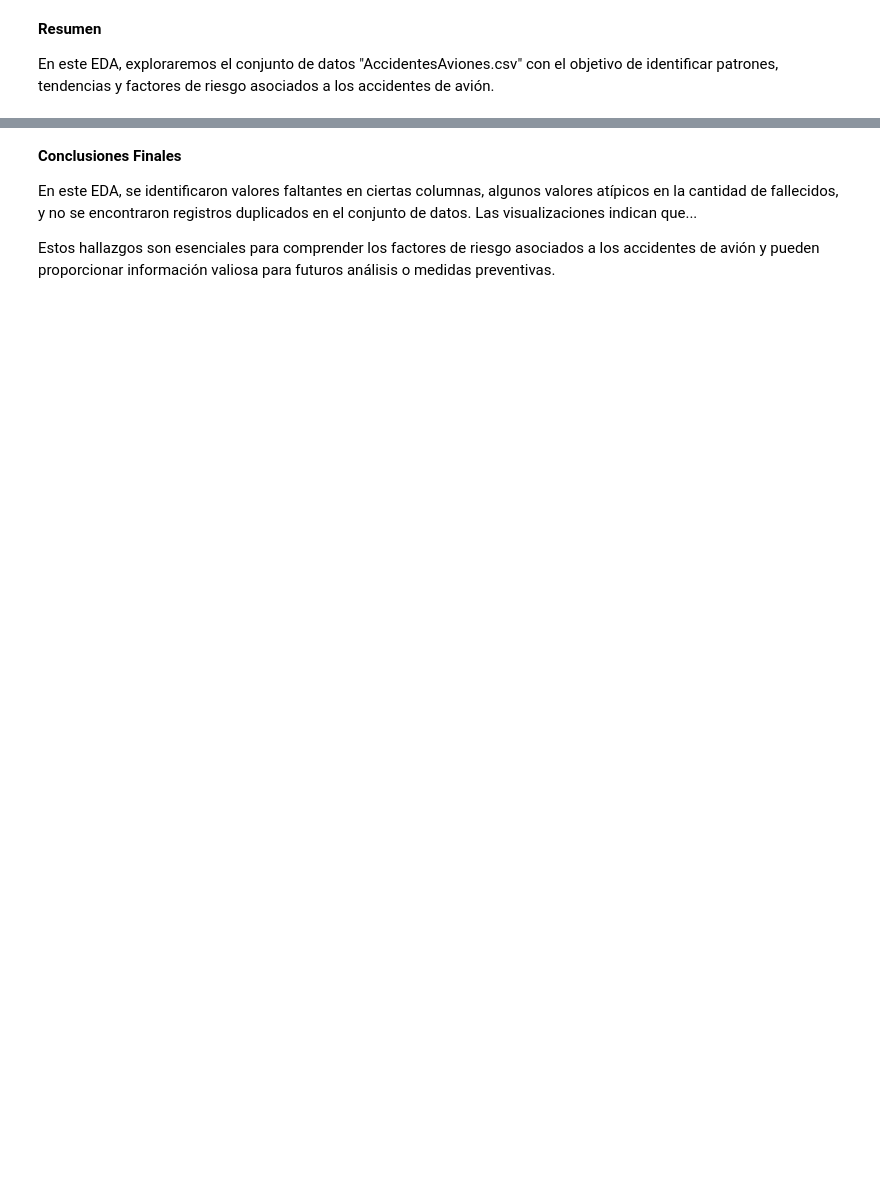
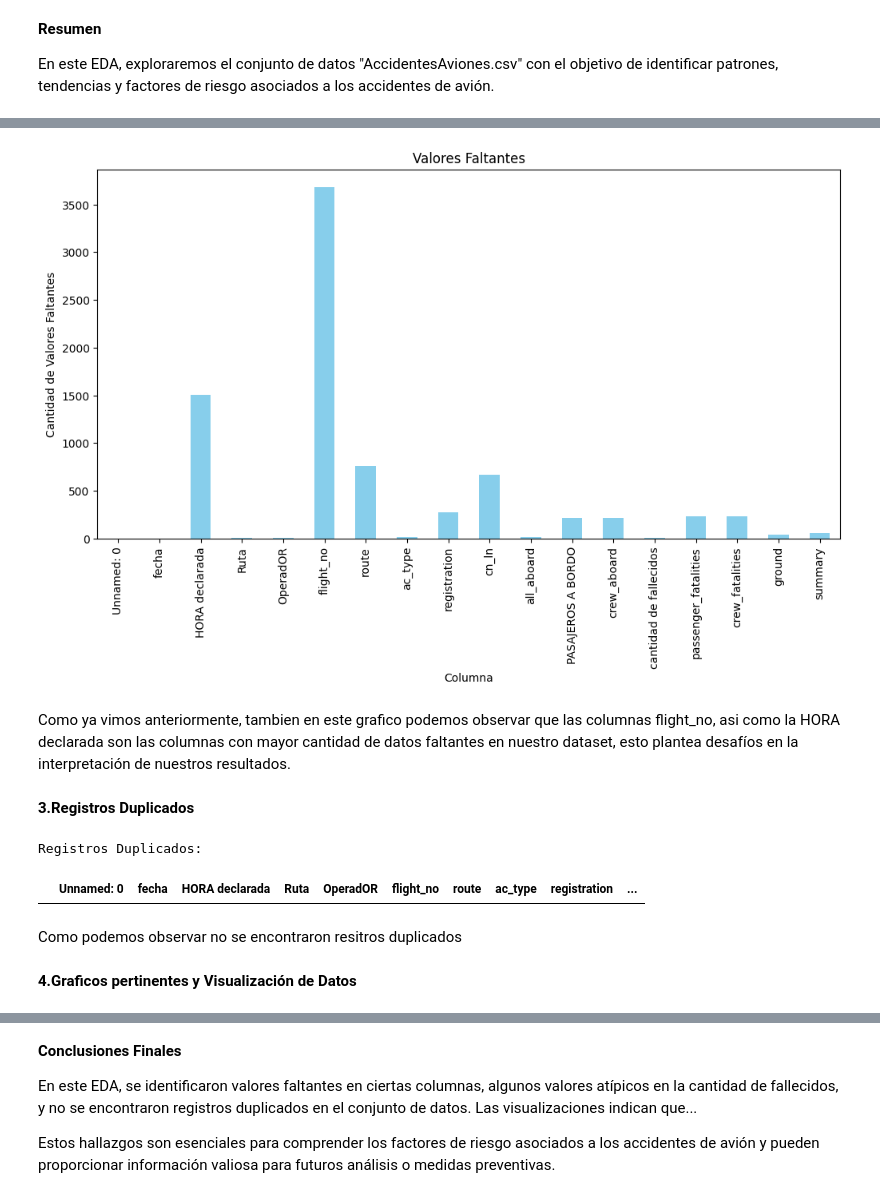
Before and after one commit to 3dbach/Proyecto2_DA, a Jupyter notebook: proyectoDA.ipynb, the cells around one changed output, grey strips where cells are left out. Drawn from its saved outputs; the diff is of its cells as text; code cells hidden in the pictures; blank space fills up the shorter version.

```diff
--- a/proyectoDA.ipynb
+++ b/proyectoDA.ipynb
@@ -154,0 +100,15 @@ KeyError: 'Operador'
+# %%
+# Se carga el conjunto de datos, indicando que los signos de interrogación deben considerarse como NaN
+df = pd.read_csv("AccidentesAviones.csv", na_values="?")
+
+# Búsqueda de valores faltantes
+valores_faltantes = df.isnull().sum()  # Calcula la cantidad de valores faltantes en cada columna
+porcentaje_faltante = (valores_faltantes / len(df)) * 100  # Calcula el porcentaje de valores faltantes
+
+# se crea un DataFrame para los valores faltantes
+datos_faltantes = pd.DataFrame({'Valores Faltantes': valores_faltantes, '% Faltante': porcentaje_faltante})
+
+# se ordena el DataFrame por porcentaje de valores faltantes en orden descendente
+datos_faltantes = datos_faltantes.sort_values(by='% Faltante', ascending=False)
+
+datos_faltantes
@@ -154,0 +144,32 @@ KeyError: 'Operador'
+# %%
+# Aqui se crea un gráfico de barras que muestra la cantidad de valores faltantes por columna
+plt.figure(figsize=(12, 6))
+valores_faltantes.plot(kind='bar', color='skyblue')
+plt.title('Valores Faltantes')
+plt.xlabel('Columna')
+plt.ylabel('Cantidad de Valores Faltantes')
+plt.xticks(rotation=90)
+plt.show()
+# %% [output]
+[figure, added]
+# %% [markdown]
+Como ya vimos anteriormente, tambien en este grafico podemos observar que las columnas flight_no, asi como la HORA declarada son las columnas con mayor cantidad de datos faltantes en nuestro dataset, esto plantea desafíos en la interpretación de nuestros resultados.
+# %% [markdown]
+**3.Registros Duplicados**
+# %%
+# Se especifican las columnas que se utilizarán para identificar duplicados
+columnas_duplicadas = ["fecha", "HORA declarada", "route", "ac_type"]
+
+# Se encuentra registros duplicados basados en las columnas especificadas
+duplicados = df[df.duplicated(subset=columnas_duplicadas, keep=False)]
+
+# Muestra los registros duplicados
+print("Registros Duplicados:")
+duplicados
+# %% [output]
+Registros Duplicados:
+|  | Unnamed: 0 | fecha | HORA declarada | Ruta | OperadOR | flight_no | route | ac_type | registration | ... |
+# %% [markdown]
+Como podemos observar no se encontraron resitros duplicados
+# %% [markdown]
+**4.Graficos pertinentes y Visualización de Datos**
```
Also changed, not shown: parts of 28 cells of this notebook.
